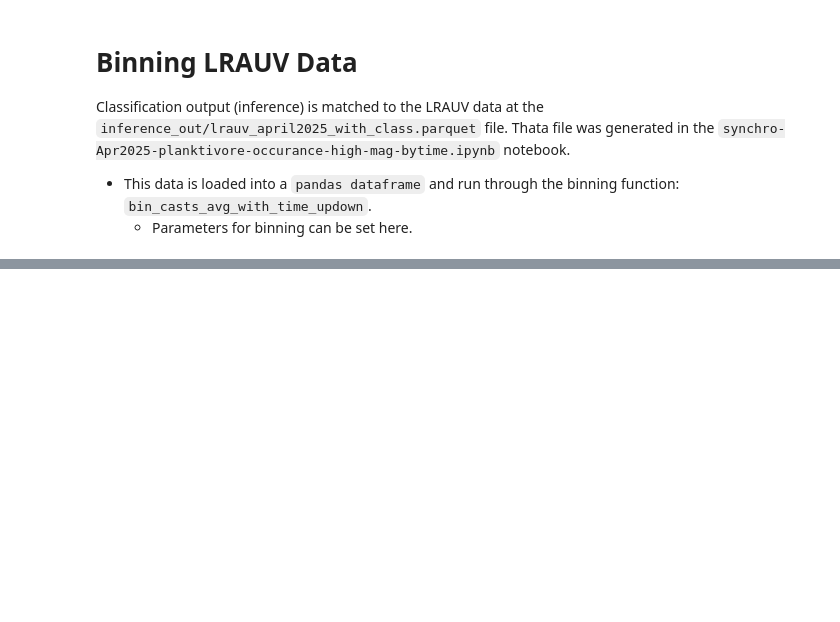
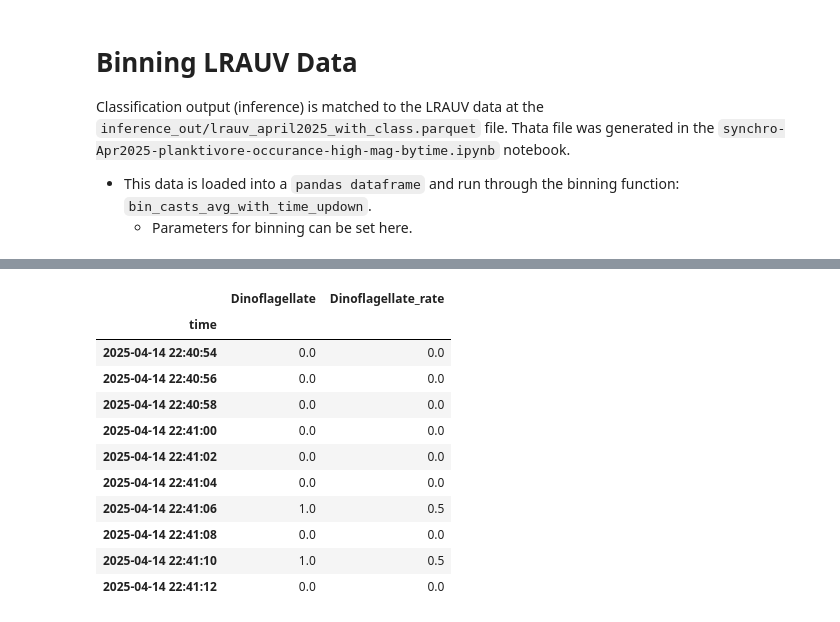
Before and after one commit to CeNCOOS/planktivore_processing_code, a Jupyter notebook: notebooks/synchro-Apr2025-planktivore-depth-binning.ipynb, the cells around one changed output, grey strips where cells are left out. Saved outputs shown, nothing was run; the diff lists cells and outputs as text; code cells hidden in the pictures; blank space fills up the shorter version.

```diff
--- a/notebooks/synchro-Apr2025-planktivore-depth-binning.ipynb
+++ b/notebooks/synchro-Apr2025-planktivore-depth-binning.ipynb
@@ -227,0 +261,15 @@ df = pd.read_parquet(p / "lrauv_april2025_with_class_20251009model_filtered_addN
+# %%
+df[['Dinoflagellate','Dinoflagellate_rate']].iloc[2000:2010]
+# %% [output]
+|  | Dinoflagellate | Dinoflagellate_rate |
+| time |  |  |
+| 2025-04-14 22:40:54 | 0.0 | 0.0 |
+| 2025-04-14 22:40:56 | 0.0 | 0.0 |
+| 2025-04-14 22:40:58 | 0.0 | 0.0 |
+| 2025-04-14 22:41:00 | 0.0 | 0.0 |
+| 2025-04-14 22:41:02 | 0.0 | 0.0 |
+| 2025-04-14 22:41:04 | 0.0 | 0.0 |
+| 2025-04-14 22:41:06 | 1.0 | 0.5 |
+| 2025-04-14 22:41:08 | 0.0 | 0.0 |
+| 2025-04-14 22:41:10 | 1.0 | 0.5 |
+| 2025-04-14 22:41:12 | 0.0 | 0.0 |
```
Also changed, not shown: parts of 17 cells of this notebook.
